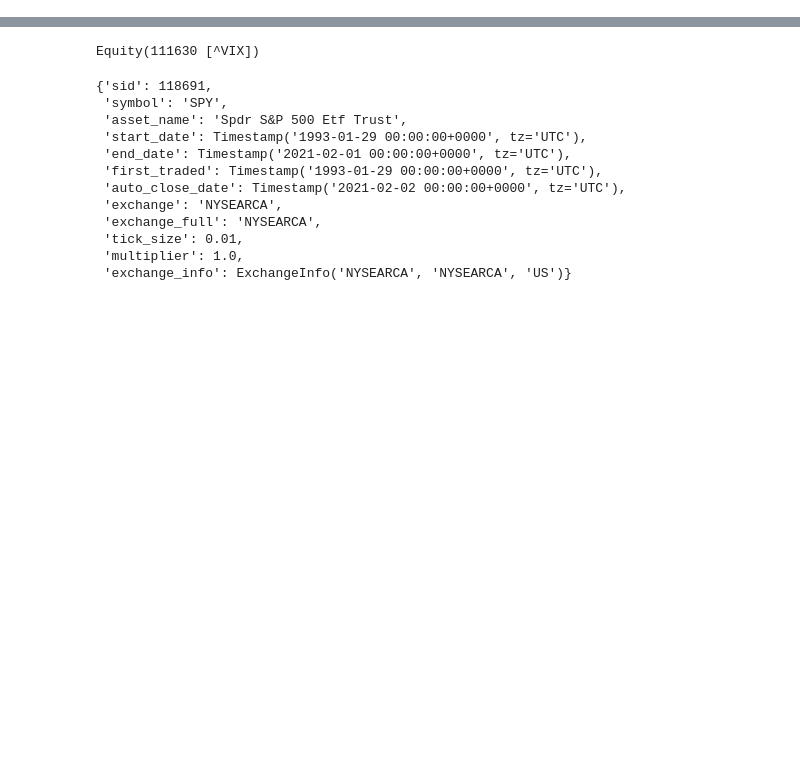
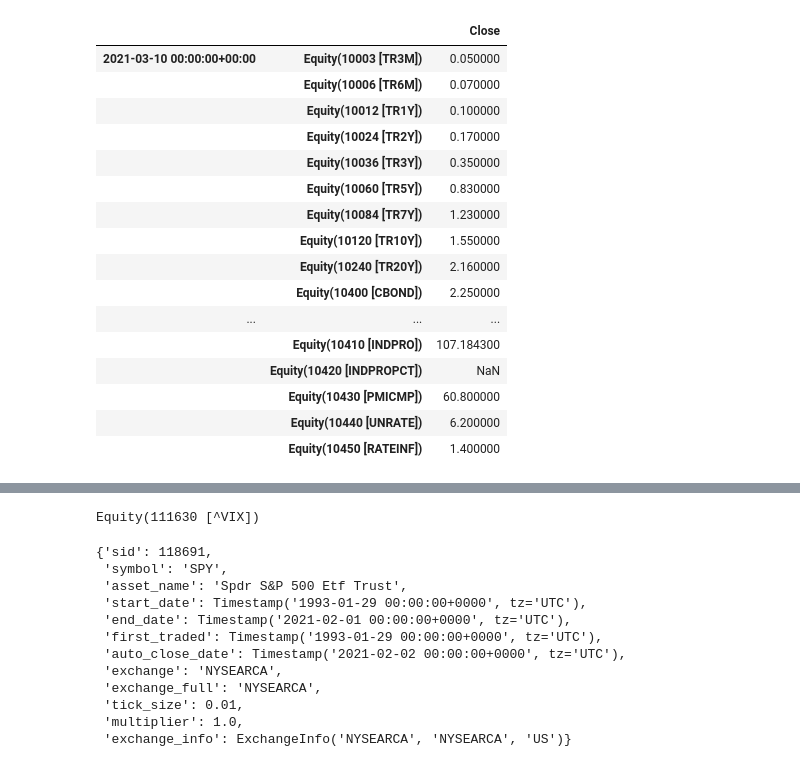
Before and after one commit to alphaville76/sharadar_db_bundle, a Jupyter notebook: notebook/Basic Pipeline.ipynb, the cells around one changed output, grey strips where cells are left out. Saved outputs shown, nothing was run; the diff lists cells and outputs as text; code cells hidden in the pictures; blank space fills up the shorter version.

```diff
--- a/notebook/Basic Pipeline.ipynb
+++ b/notebook/Basic Pipeline.ipynb
@@ -13,0 +26,12 @@ import datetime
+# %%
+pipe_start = pd.to_datetime('2021-01-04', utc=True)
+pipe_end = bundle.equity_daily_bar_reader.last_available_dt
+macro = symbols(['TR3M', 'TR6M', 'TR1Y', 'TR2Y', 'TR3Y', 'TR5Y', 'TR7Y', 'TR10Y','TR20Y','CBOND', 'INDPRO', 'INDPROPCT', 'PMICMP', 'UNRATE', 'RATEINF'])
+pipe = Pipeline(columns={
+    'Close': USEquityPricing.close.latest,
+},
+screen = StaticAssets(macro)
+)
+stocks = spe.run_pipeline(pipe, pipe_start, pipe_end)
+stocks.tail(30)
+# %% [output]
@@ -13,0 +47,17 @@ import datetime
+|  |  | Close |
+| 2021-03-10 00:00:00+00:00 | Equity(10003 [TR3M]) | 0.050000 |
+|  | Equity(10006 [TR6M]) | 0.070000 |
+|  | Equity(10012 [TR1Y]) | 0.100000 |
+|  | Equity(10024 [TR2Y]) | 0.170000 |
+|  | Equity(10036 [TR3Y]) | 0.350000 |
+|  | Equity(10060 [TR5Y]) | 0.830000 |
+|  | Equity(10084 [TR7Y]) | 1.230000 |
+|  | Equity(10120 [TR10Y]) | 1.550000 |
+|  | Equity(10240 [TR20Y]) | 2.160000 |
+|  | Equity(10400 [CBOND]) | 2.250000 |
+| ... | ... | ... |
+|  | Equity(10410 [INDPRO]) | 107.184300 |
+|  | Equity(10420 [INDPROPCT]) | NaN |
+|  | Equity(10430 [PMICMP]) | 60.800000 |
+|  | Equity(10440 [UNRATE]) | 6.200000 |
+|  | Equity(10450 [RATEINF]) | 1.400000 |
```
Also changed, not shown: parts of 9 cells of this notebook, 1 other file.
